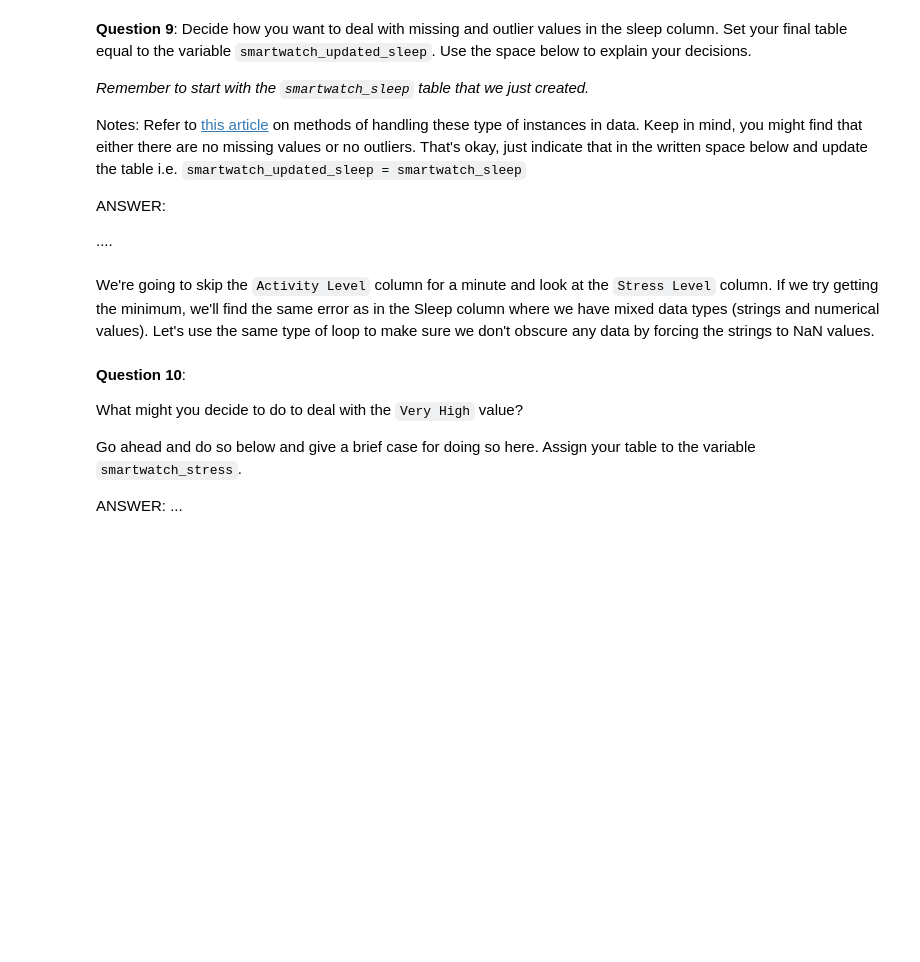
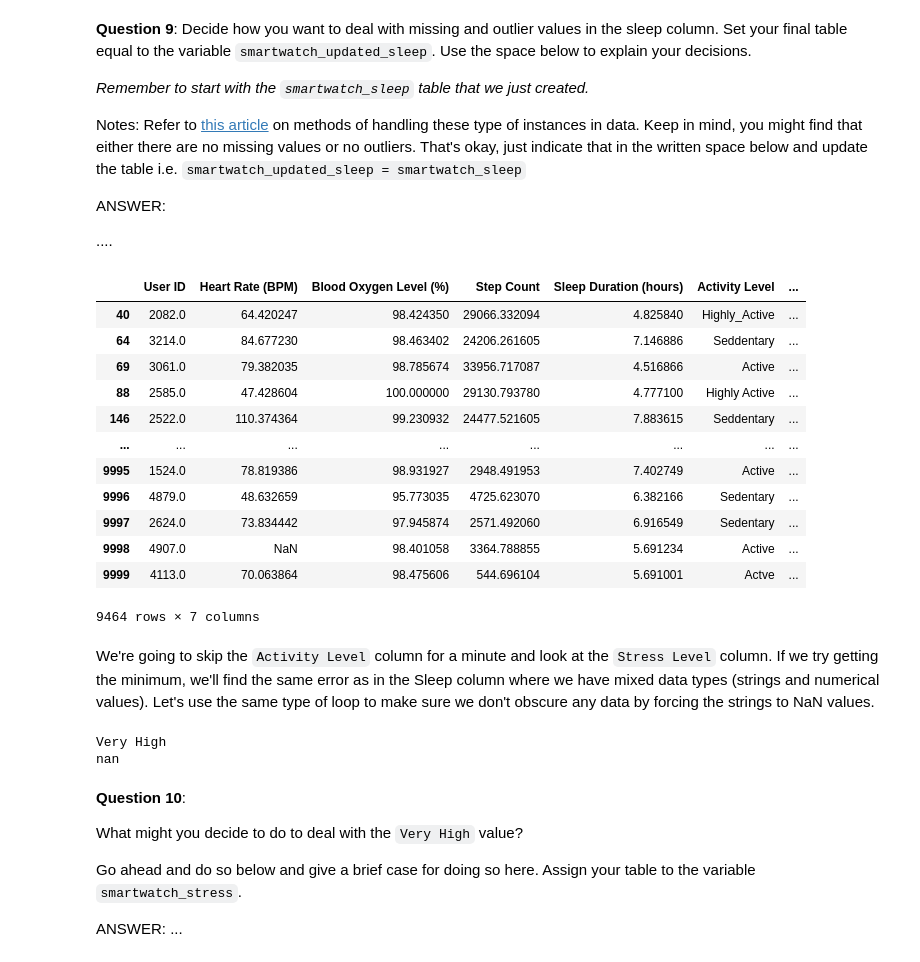
Before and after one commit to BMC-Intersectional-Data-Feminism/exercise-2-data-cleaning-and-analysis-fionayr, a Jupyter notebook: exercise2.ipynb, the cells around one changed output. Cells and saved outputs as stored; diff of their text form; code cells hidden in the pictures; blank space fills up the shorter version.

```diff
--- a/exercise2.ipynb
+++ b/exercise2.ipynb
@@ -349,0 +362,4 @@ errorTable
+# %%
+smartwatch_steps.loc[smartwatch_steps['Sleep Duration (hours)'] == 'ERROR', 'Sleep Duration (hours)'] = np.nan
+
+print(smartwatch_steps['Sleep Duration (hours)'].unique())
@@ -387,3 +434,38 @@ smartwatch_updated_sleep
+# %%
+# Remove missing values (NaN)
+smartwatch_updated_sleep = smartwatch_sleep.dropna(subset=['Sleep Duration (hours)'])
+
+# Handle outliers using the interquartile range (IQR) method
+Q1 = smartwatch_updated_sleep['Sleep Duration (hours)'].quantile(0.25)
+Q3 = smartwatch_updated_sleep['Sleep Duration (hours)'].quantile(0.75)
+IQR = Q3 - Q1
+
+# Define lower and upper bounds for outliers
+lower_bound = Q1 - 1.5 * IQR
+upper_bound = Q3 + 1.5 * IQR
+
+# Remove outliers
+smartwatch_updated_sleep = smartwatch_updated_sleep[
+    (smartwatch_updated_sleep['Sleep Duration (hours)'] >= lower_bound) &
+    (smartwatch_updated_sleep['Sleep Duration (hours)'] <= upper_bound)
+]
+
+# Display cleaned dataset
+smartwatch_updated_sleep
+# %% [output]
+|  | User ID | Heart Rate (BPM) | Blood Oxygen Level (%) | Step Count | Sleep Duration (hours) | Activity Level | ... |
+| 40 | 2082.0 | 64.420247 | 98.424350 | 29066.332094 | 4.825840 | Highly_Active | ... |
+| 64 | 3214.0 | 84.677230 | 98.463402 | 24206.261605 | 7.146886 | Seddentary | ... |
+| 69 | 3061.0 | 79.382035 | 98.785674 | 33956.717087 | 4.516866 | Active | ... |
+| 88 | 2585.0 | 47.428604 | 100.000000 | 29130.793780 | 4.777100 | Highly Active | ... |
+| 146 | 2522.0 | 110.374364 | 99.230932 | 24477.521605 | 7.883615 | Seddentary | ... |
+| ... | ... | ... | ... | ... | ... | ... | ... |
+| 9995 | 1524.0 | 78.819386 | 98.931927 | 2948.491953 | 7.402749 | Active | ... |
+| 9996 | 4879.0 | 48.632659 | 95.773035 | 4725.623070 | 6.382166 | Sedentary | ... |
+| 9997 | 2624.0 | 73.834442 | 97.945874 | 2571.492060 | 6.916549 | Sedentary | ... |
+| 9998 | 4907.0 | NaN | 98.401058 | 3364.788855 | 5.691234 | Active | ... |
+| 9999 | 4113.0 | 70.063864 | 98.475606 | 544.696104 | 5.691001 | Actve | ... |
+9464 rows × 7 columns
 # %% [markdown]
 We're going to skip the `Activity Level` column for a minute and look at the `Stress Level` column. If we try getting the minimum, we'll find the same error as in the Sleep column where we have mixed data types (strings and numerical values). Let's use the same type of loop to make sure we don't obscure any data by forcing the strings to NaN values.
 # %%
@@ -392,6 +474,9 @@ for item in smartwatch_updated_sleep['Stress Level'].unique():
         int(item)
     except:
         print(item)
+# %% [output]
+Very High
+nan
 # %% [markdown]
 **Question 10**:
 
```
Also changed, not shown: parts of 23 cells of this notebook, 1 other file.
